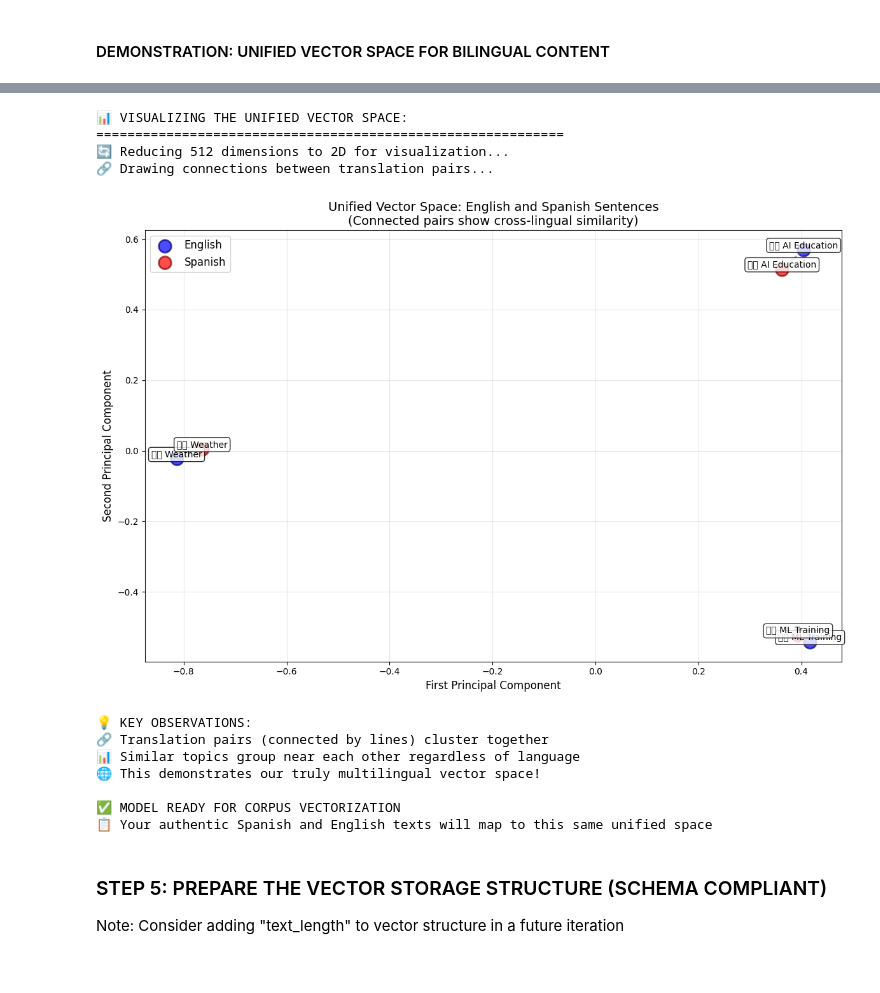
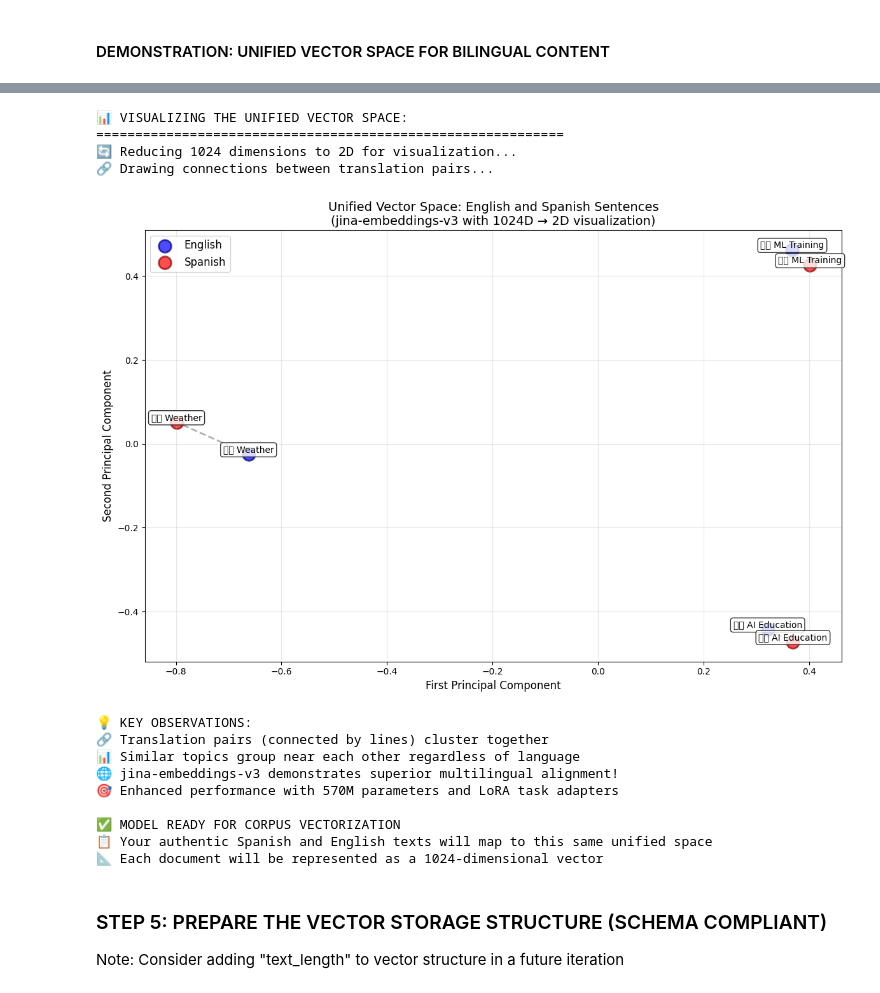
Before and after one commit to alainamb/pragmatic-auto-translator, a Jupyter notebook: scripts/create_vectors_single.ipynb, the cells around one changed output, grey strips where cells are left out. Drawn from its saved outputs; the diff is of its cells as text; code cells hidden in the pictures.

Commit message:
Updating vectors to jina-embeddings-v3 embedding model

```diff
--- a/scripts/create_vectors_single.ipynb
+++ b/scripts/create_vectors_single.ipynb
@@ -378,28 +480,30 @@ if 'analysis' in locals():
 ### STEP 4: INITIALIZE THE MULTILINGUAL EMBEDDING MODEL
 # %%
 # STEP 4: INITIALIZE THE MULTILINGUAL EMBEDDING MODEL
-# BLOCK 1: Load the model
+# Block 1: Load the model
 
 print("🤖 Loading multilingual embedding model...")
-print("📥 This may take a moment on first run as it downloads the model (~500MB)")
+print("📥 This may take a moment on first run as it downloads the model (~1.1GB)")
 
 try:
-    # Load the cross-lingual model (UPDATED MODEL!)
-    model = SentenceTransformer('distiluse-base-multilingual-cased-v2')
+    # Load the cross-lingual model (UPDATED TO JINA-V3!)
+    model = SentenceTransformer('jinaai/jina-embeddings-v3', trust_remote_code=True)
     print("✅ Model loaded successfully!")
 
     # Display model information
     print(f"\n📊 MODEL INFORMATION")
-    print(f"🏷️  Model: distiluse-base-multilingual-cased-v2")
+    print(f"🏷️  Model: jina-embeddings-v3")
     print(f"📐 Embedding dimension: {model.get_sentence_embedding_dimension()}")
     print(f"📏 Max sequence length: {model.max_seq_length}")
-    print(f"🌐 Cross-lingual: Maps Spanish + English to same vector space")
-    print(f"⚡ Optimized: 135M parameters")
+    print(f"🌐 Cross-lingual: Maps 89 languages (including Spanish + English) to same vector space")
+    print(f"⚡ Advanced: 570M parameters with task-specific LoRA adapters")
+    print(f"🎯 Task optimization: Available for retrieval, classification, clustering")
 
 except Exception as e:
     print(f"❌ Error loading model: {e}")
     print("💡 Troubleshooting:")
     print("   1. Check internet connection (model downloads from Hugging Face)")
-    print("   2. Ensure sentence-transformers is installed: pip install sentence-transformers")
-    print("   3. Try restarting kernel if you see cache issues")
+    print("   2. Ensure sentence-transformers>=2.7.0: pip install -U sentence-transformers")
+    print("   3. Python compatibility: Requires trust_remote_code=True")
+    print("   4. Try restarting kernel if you see cache issues")
 # %% [output]
@@ -419,7 +652,8 @@ except Exception as e:
 #### DEMONSTRATION: UNIFIED VECTOR SPACE FOR BILINGUAL CONTENT
 # %%
 # STEP 4: INITIALIZE THE MULTILINGUAL EMBEDDING MODEL
-# BLOCK 2: Demonstrate the unified vector space
+# Block 2: Demonstrate the unified vector space
+
 print("\n🌐 DEMONSTRATING UNIFIED VECTOR SPACE:")
 print("=" * 60)
 
@@ -433,9 +667,9 @@ test_sentences = [
     "El pronóstico del tiempo muestra lluvia mañana"  # Spanish (unrelated topic)
 ]
 
-# Create embeddings
+# Create embeddings (with normalization for better similarity comparisons)
 print("🔄 Creating embeddings for test sentences...")
-test_embeddings = model.encode(test_sentences)
+test_embeddings = model.encode(test_sentences, normalize_embeddings=True)
 print(f"✅ Generated {len(test_embeddings)} embeddings of {test_embeddings[0].shape[0]} dimensions each")
 
 # Calculate similarity between English and Spanish pairs
@@ -465,11 +699,13 @@ unrelated_sim = cosine_similarity(
 print(f"'AI education...' vs 'Weather forecast...': {unrelated_sim:.4f}")
 print(f"💡 Notice how related topics have higher similarity than unrelated ones!")
 
-if test_embeddings[0].shape[0] == 512:
+if test_embeddings[0].shape[0] == 1024:
     print(f"\n✅ READY FOR CORPUS VECTORIZATION")
-    print(f"📋 Model will create 512-dimensional vectors for your authentic corpora")
+    print(f"📋 Model will create 1024-dimensional vectors for your authentic corpora")
+    print(f"🎯 Using 'retrieval.passage' task optimization for corpus indexing")
 else:
     print(f"\n⚠️  Unexpected embedding dimension: {test_embeddings[0].shape[0]}")
+    print(f"Expected: 1024 dimensions for jina-embeddings-v3")
 # %% [output]
 🌐 DEMONSTRATING UNIFIED VECTOR SPACE:
 ============================================================
@@ -494,11 +727,12 @@ else:
 # %%
 # STEP 4: INITIALIZE THE MULTILINGUAL EMBEDDING MODEL
-# BLOCK 3: Visualize the unified vector space
+# Block 3: Visualize the unified vector space
+
 print("\n📊 VISUALIZING THE UNIFIED VECTOR SPACE:")
 print("=" * 60)
 
 # Reduce dimensions for visualization
-print("🔄 Reducing 512 dimensions to 2D for visualization...")
+print("🔄 Reducing 1024 dimensions to 2D for visualization...")
 pca = PCA(n_components=2)
 embeddings_2d = pca.fit_transform(test_embeddings)
 
@@ -532,44 +766,48 @@ for i, sentence in enumerate(test_sentences):
     display_text = f"{lang} {display_text}"
 
     plt.annotate(display_text,
                 (embeddings_2d[i, 0], embeddings_2d[i, 1]),
                 fontsize=10, ha='center', va='bottom',
                 bbox=dict(boxstyle="round,pad=0.3", facecolor='white', alpha=0.8))
 
 # Draw lines between translation pairs
 print("🔗 Drawing connections between translation pairs...")
 for i in range(0, len(test_sentences), 2):
     plt.plot([embeddings_2d[i, 0], embeddings_2d[i+1, 0]],
              [embeddings_2d[i, 1], embeddings_2d[i+1, 1]],
              'gray', linestyle='--', alpha=0.6, linewidth=2)
 
 plt.xlabel('First Principal Component', fontsize=12)
 plt.ylabel('Second Principal Component', fontsize=12)
-plt.title('Unified Vector Space: English and Spanish Sentences\n(Connected pairs show cross-lingual similarity)', fontsize=14)
+plt.title('Unified Vector Space: English and Spanish Sentences\n(jina-embeddings-v3 with 1024D → 2D visualization)', fontsize=14)
 plt.legend(fontsize=12)
 plt.grid(True, alpha=0.3)
 plt.tight_layout()
 plt.show()
 
 print(f"\n💡 KEY OBSERVATIONS:")
 print(f"🔗 Translation pairs (connected by lines) cluster together")
 print(f"📊 Similar topics group near each other regardless of language")
-print(f"🌐 This demonstrates our truly multilingual vector space!")
+print(f"🌐 jina-embeddings-v3 demonstrates superior multilingual alignment!")
+print(f"🎯 Enhanced performance with 570M parameters and LoRA task adapters")
 print(f"\n✅ MODEL READY FOR CORPUS VECTORIZATION")
 print(f"📋 Your authentic Spanish and English texts will map to this same unified space")
+print(f"📐 Each document will be represented as a 1024-dimensional vector")
 # %% [output]
 📊 VISUALIZING THE UNIFIED VECTOR SPACE:
 ============================================================
-🔄 Reducing 512 dimensions to 2D for visualization...
+🔄 Reducing 1024 dimensions to 2D for visualization...
 🔗 Drawing connections between translation pairs...
-[figure, old version]
+[figure, new version]
 💡 KEY OBSERVATIONS:
 🔗 Translation pairs (connected by lines) cluster together
 📊 Similar topics group near each other regardless of language
-🌐 This demonstrates our truly multilingual vector space!
+🌐 jina-embeddings-v3 demonstrates superior multilingual alignment!
+🎯 Enhanced performance with 570M parameters and LoRA task adapters
 
 ✅ MODEL READY FOR CORPUS VECTORIZATION
 📋 Your authentic Spanish and English texts will map to this same unified space
+📐 Each document will be represented as a 1024-dimensional vector
 # %% [markdown]
 ### STEP 5: PREPARE THE VECTOR STORAGE STRUCTURE (SCHEMA COMPLIANT)
 
```
Also changed, not shown: parts of 24 cells of this notebook, 15 other files.
